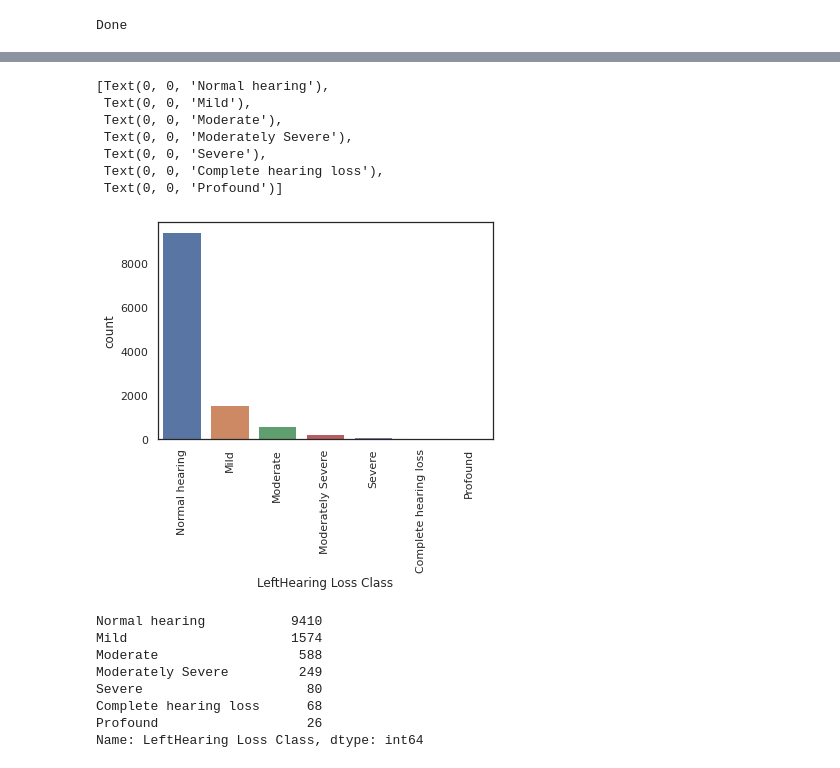
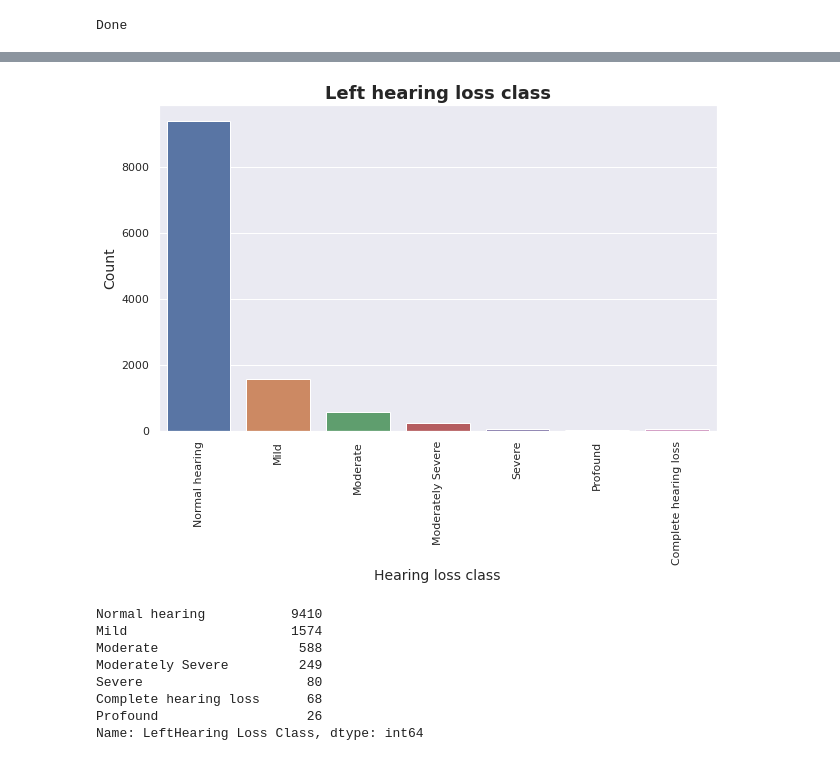
Before and after one commit to juliatessler/datascience4health-2021, a Jupyter notebook: notebooks/NHANES_Data.ipynb, the cells around one changed output, grey strips where cells are left out. Cells and saved outputs as stored; diff of their text form; code cells hidden in the pictures.

```diff
--- a/notebooks/NHANES_Data.ipynb
+++ b/notebooks/NHANES_Data.ipynb
@@ -915,6 +910,8 @@ freq        873.0
 Name: Right Ear - Quadritonal Mean Value, dtype: float64
 # %% [markdown]
 ## Passo 5 - Classificar quanto ao grau de audição da OD
+# %%
+classification_order = ['Normal hearing', 'Mild', 'Moderate', 'Moderately Severe', 'Severe', 'Profound', 'Complete hearing loss']
 # %%
 def hearing_classification(df, ear):
   df[ear + ' - Hearing Loss Class'] = ''
@@ -1033,19 +1045,16 @@ df_left.head()
 | 4 | 7 | 31134.0 | 5.397605e-79 | 5.397605e-79 | NaN | ... |
 | 7 | 14 | 31141.0 | 5.397605e-79 | 5.397605e-79 | NaN | ... |
 # %%
+plt.subplots(figsize = (10,6))
 ax = sns.countplot(x = 'LeftHearing Loss Class',
-              data = df_left,
-              order = df_left['LeftHearing Loss Class'].value_counts().index);
-ax.set_xticklabels(ax.get_xticklabels(), rotation=90)
+                   data = df_left,
+                   order = classification_order);
+ax.set_title('Left hearing loss class',fontsize = 18, fontweight='bold');
+ax.set_xlabel('Hearing loss class', fontsize = 14)
+ax.set_ylabel('Count', fontsize = 14)
+ax.set_xticklabels(ax.get_xticklabels(), rotation=90);
 # %% [output]
-[Text(0, 0, 'Normal hearing'),
- Text(0, 0, 'Mild'),
- Text(0, 0, 'Moderate'),
- Text(0, 0, 'Moderately Severe'),
- Text(0, 0, 'Severe'),
- Text(0, 0, 'Complete hearing loss'),
- Text(0, 0, 'Profound')]
-[figure, old version]
+[figure, new version]
 # %%
 df_left['LeftHearing Loss Class'].value_counts()
 # %% [output]
```
Also changed, not shown: parts of 8 cells of this notebook.
